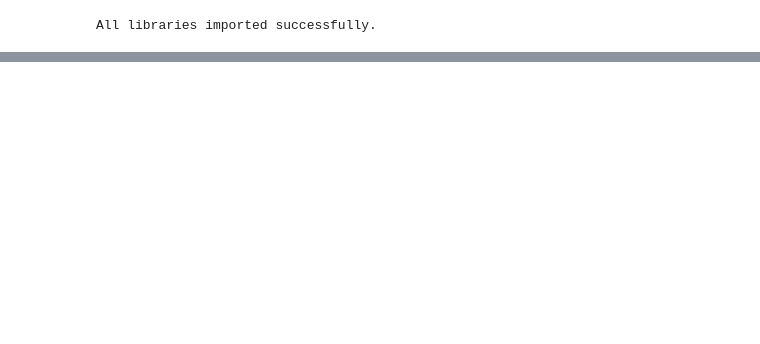
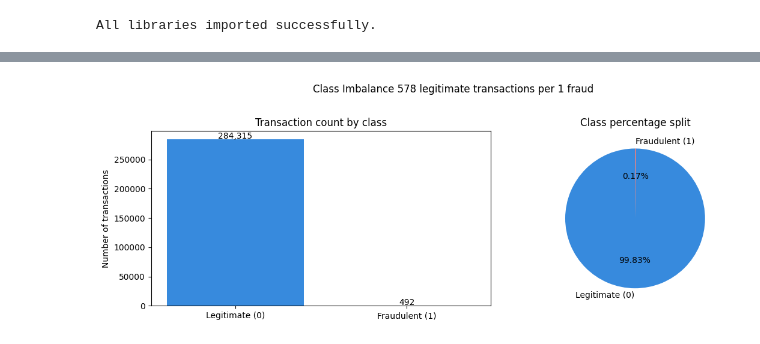
Before and after one commit to richyfabz/FraudDetectionModel_Fintech, a Jupyter notebook: notebooks/01_data_ingestion_and_eda.ipynb, the cells around one changed output, grey strips where cells are left out. Drawn from its saved outputs; the diff is of its cells as text; code cells hidden in the pictures; blank space fills up the shorter version.

Commit message:
Ingestion layer complete. Imbalance ratio of 578:1 documented and visualised

```diff
--- a/notebooks/01_data_ingestion_and_eda.ipynb
+++ b/notebooks/01_data_ingestion_and_eda.ipynb
@@ -78,0 +138,29 @@ print(df.isnull().sum())
+# %%
+# Visualise class distribution
+fig, axes = plt.subplots(1, 2, figsize=(12, 4))
+
+# Bar chart — raw counts
+class_counts = df['Class'].value_counts()
+axes[0].bar(['Legitimate (0)', 'Fraudulent (1)'],
+            class_counts.values,
+            color=['#378ADD', '#E24B4A'],
+            edgecolor='none')
+axes[0].set_title('Transaction count by class')
+axes[0].set_ylabel('Number of transactions')
+for i, v in enumerate(class_counts.values):
+    axes[0].text(i, v + 1000, f'{v:,}', ha='center', fontsize=10)
+
+# Pie chart — percentage split
+axes[1].pie(class_counts.values,
+            labels=['Legitimate (0)', 'Fraudulent (1)'],
+            autopct='%1.2f%%',
+            colors=['#378ADD', '#E24B4A'],
+            startangle=90)
+axes[1].set_title('Class percentage split')
+
+plt.suptitle('Class Imbalance 578 legitimate transactions per 1 fraud',
+             fontsize=12, y=1.02)
+plt.tight_layout()
+plt.show()
+# %% [output]
+[figure, added]
```
Also changed, not shown: parts of 8 cells of this notebook.
